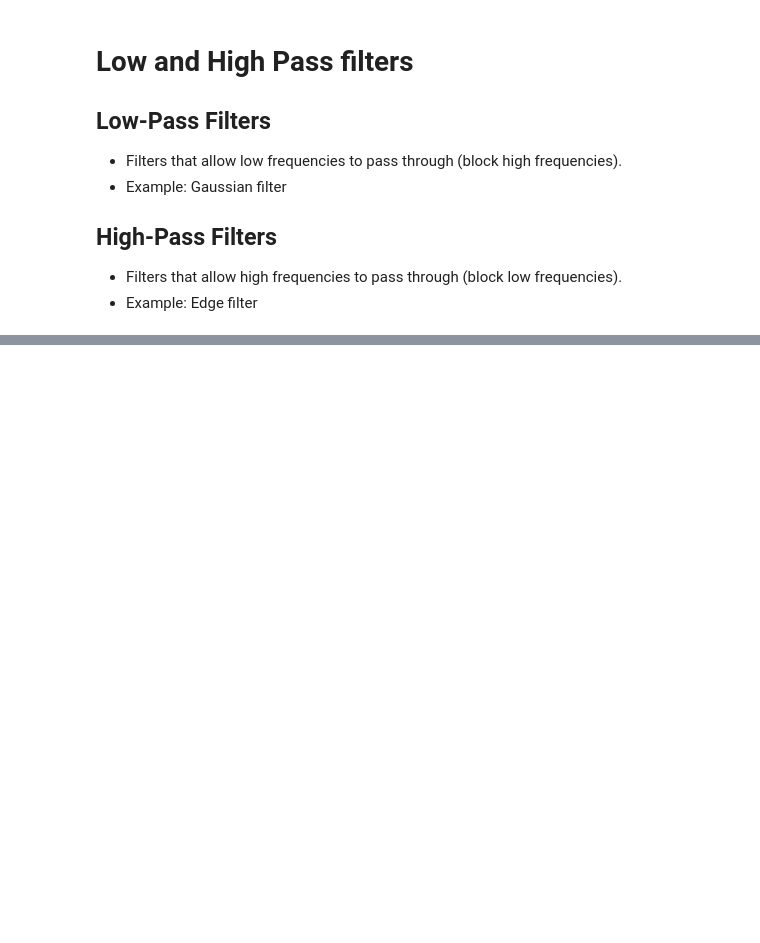
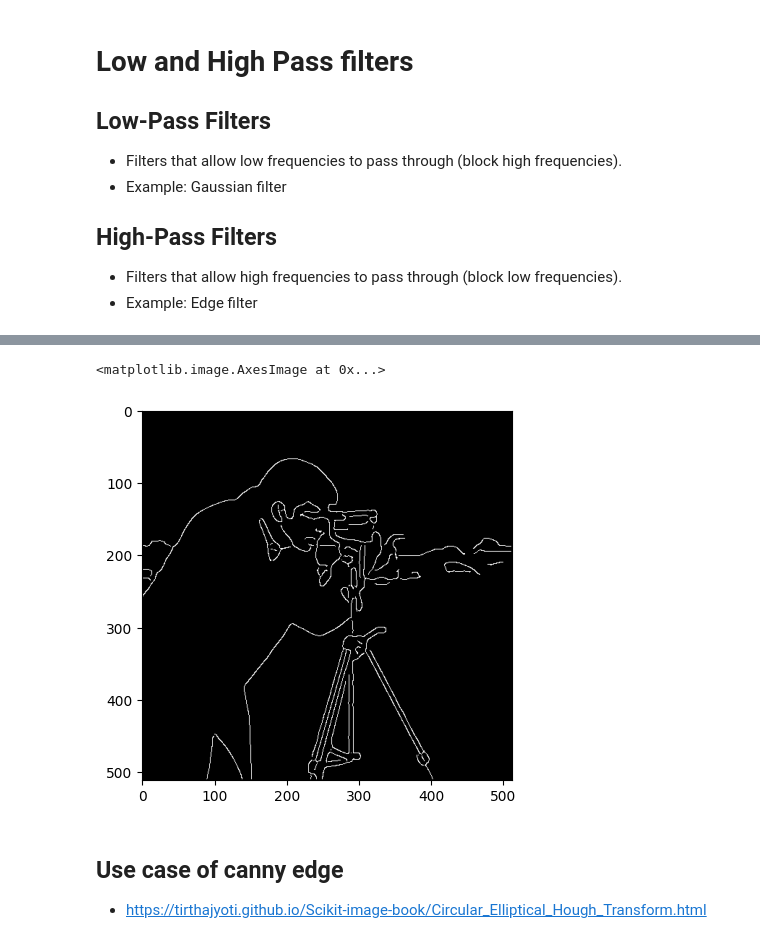
Before and after one commit to utsavdarlami/cv_workshop, a Jupyter notebook: day3_cv.ipynb, the cells around one changed output, grey strips where cells are left out. Cells and saved outputs as stored; diff of their text form; code cells hidden in the pictures; blank space fills up the shorter version.

```diff
--- a/day3_cv.ipynb
+++ b/day3_cv.ipynb
@@ -438,0 +498,9 @@ LinregressResult(slope=-2.2611515151515156, intercept=26.464181818181817, rvalue
+# %%
+edge_canny = canny(cam_img, sigma=3)
+plt.imshow(edge_canny, cmap='gray')
+# %% [output]
+<matplotlib.image.AxesImage at 0x...>
+[figure, added]
+# %% [markdown]
+## Use case of canny edge
+- https://tirthajyoti.github.io/Scikit-image-book/Circular_Elliptical_Hough_Transform.html
```
Also changed, not shown: parts of 15 cells of this notebook.
